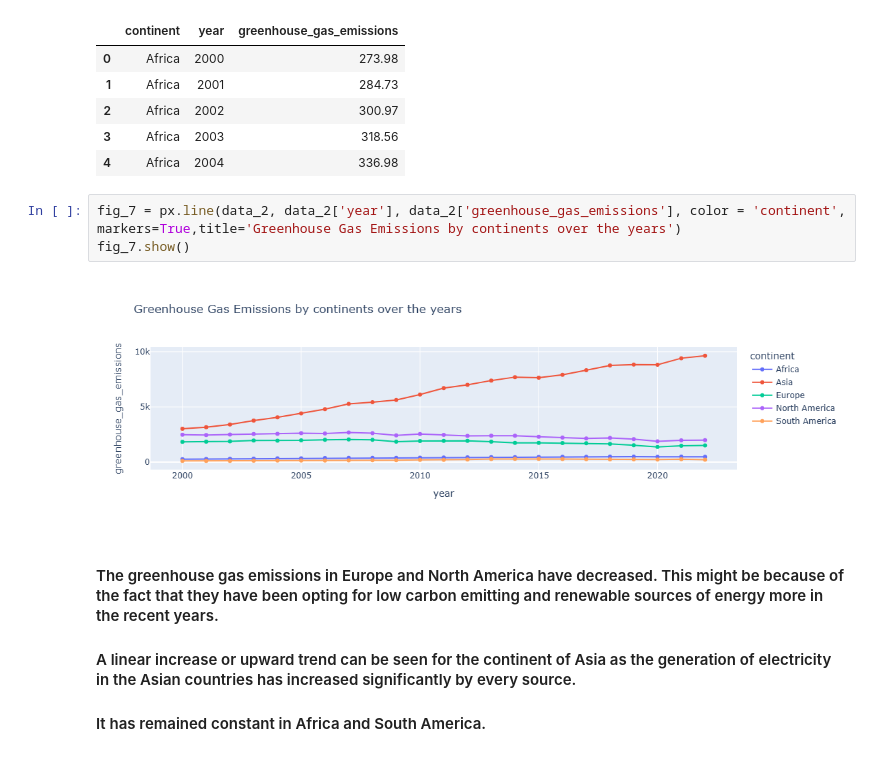
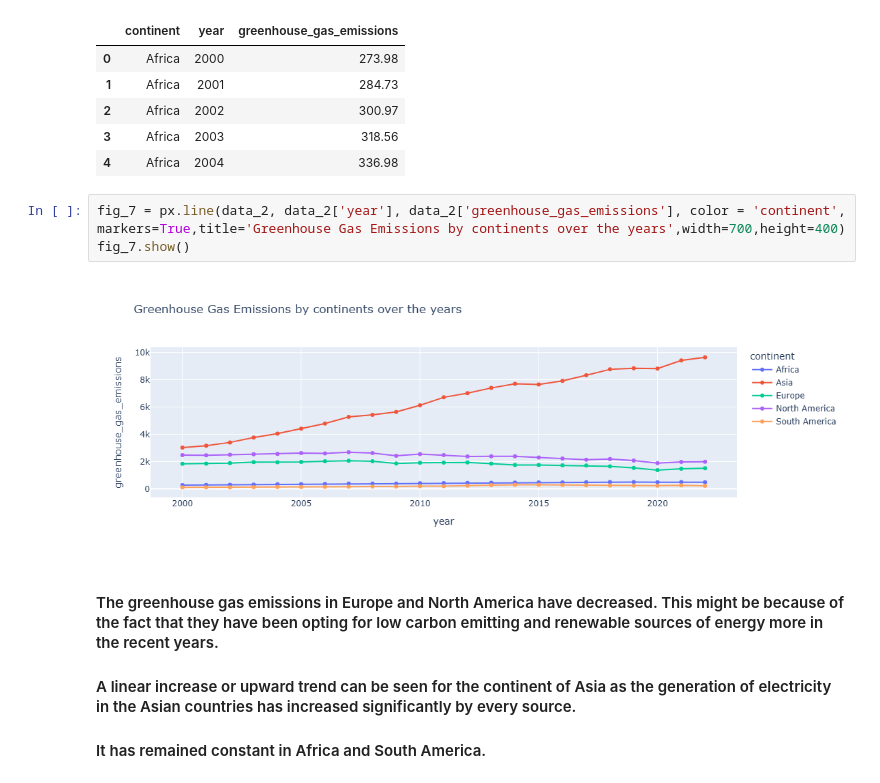
Before and after one commit to GawthamW97/Data-Analytics-And-Visualization, a Jupyter notebook: notebooks/dataset_02/Visualize data.ipynb, the cells around one changed output. Saved outputs shown, nothing was run; the diff lists cells and outputs as text.

```diff
--- a/notebooks/dataset_02/Visualize data.ipynb
+++ b/notebooks/dataset_02/Visualize data.ipynb
@@ -473,10 +464,10 @@ data_2.head()
 | 3 | Africa | 2003 | 318.56 |
 | 4 | Africa | 2004 | 336.98 |
 # %%
-fig_7 = px.line(data_2, data_2['year'], data_2['greenhouse_gas_emissions'], color = 'continent', markers=True,title='Greenhouse Gas Emissions by continents over the years')
+fig_7 = px.line(data_2, data_2['year'], data_2['greenhouse_gas_emissions'], color = 'continent', markers=True,title='Greenhouse Gas Emissions by continents over the years',width=700,height=400)
 fig_7.show()
 # %% [output]
-[figure, old version]
+[figure, new version]
 # %% [markdown]
 #### The greenhouse gas emissions in Europe and North America have decreased. This might be because of the fact that they have been opting for low carbon emitting and renewable sources of energy more in the recent years.
 #### A linear increase or upward trend can be seen for the continent of Asia as the generation of electricity in the Asian countries has increased significantly by every source.
```
Also changed, not shown: parts of 8 cells of this notebook, 1 other file.
